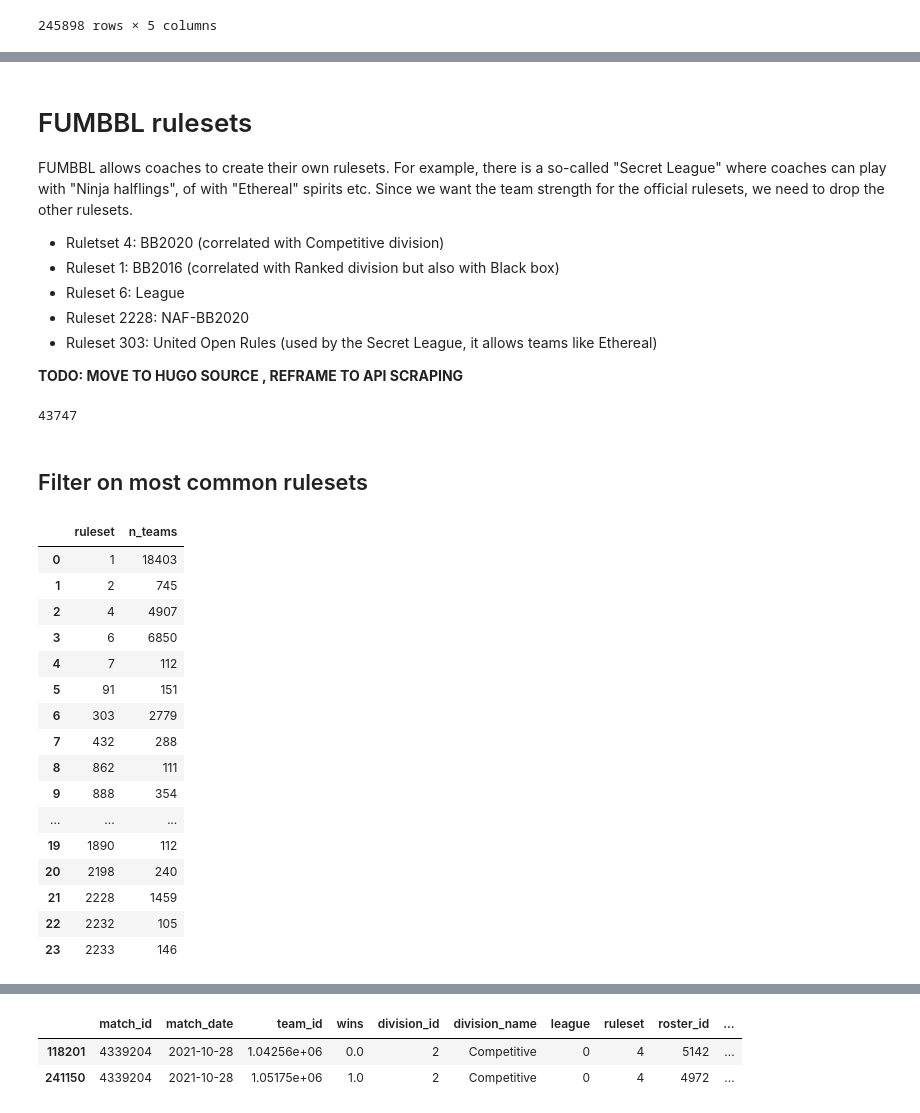
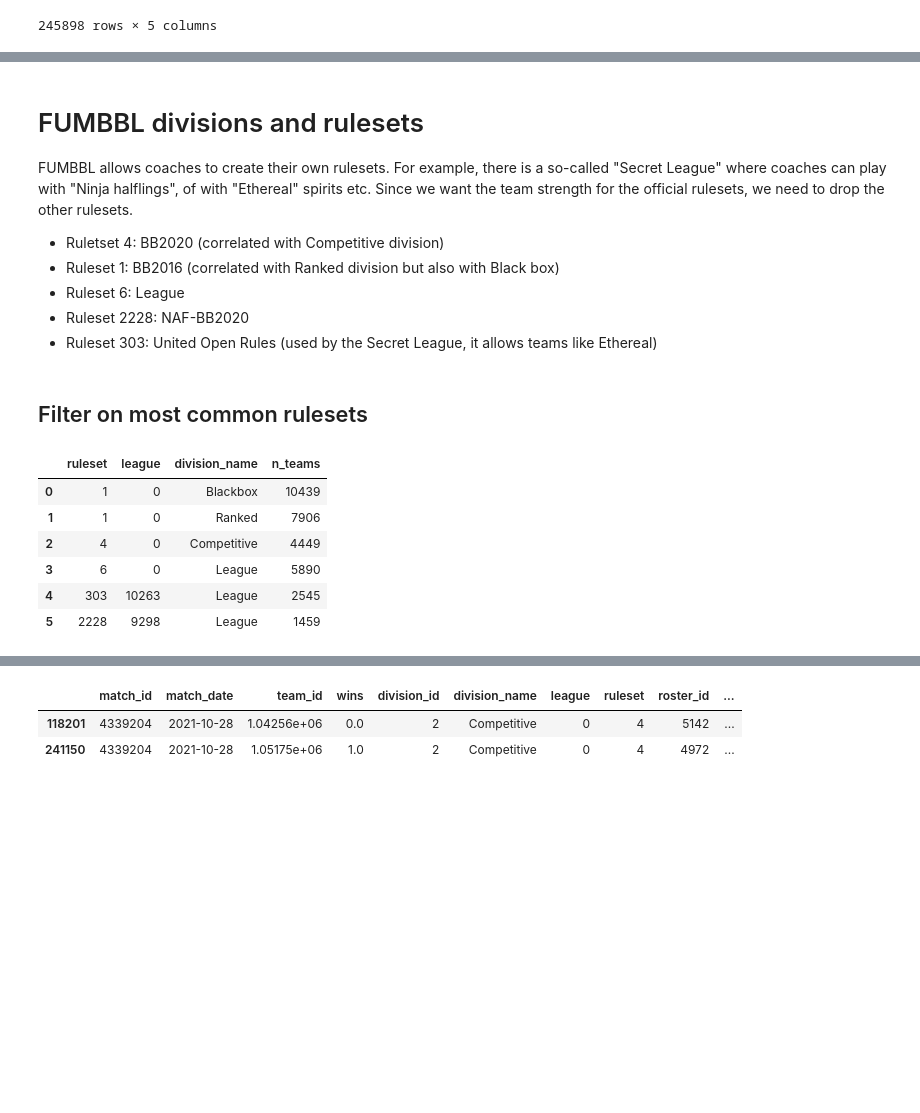
Before and after one commit to gsverhoeven/hugo_source, a Jupyter notebook: content/post/fumbbl_blogpost_src/fumbbl_bb2020.ipynb, the cells around one changed output, grey strips where cells are left out. Saved outputs shown, nothing was run; the diff lists cells and outputs as text; code cells hidden in the pictures; blank space fills up the shorter version.

```diff
--- a/content/post/fumbbl_blogpost_src/fumbbl_bb2020.ipynb
+++ b/content/post/fumbbl_blogpost_src/fumbbl_bb2020.ipynb
@@ -200,19 +97,0 @@ These changes are common in any gaming community, in an attempt to achieve more
-# %%
-df_teams = pd.DataFrame(columns=['team_id', 'ruleset', 'roster_id', 'race_name',  'games_played'])
-
-team_ids = list(df_matches['team1_id']) + list(df_matches['team2_id'])
-
-for t in range(len(team_ids)):
-    api_string = "https://fumbbl.com/api/team/get/" + str(team_ids[t])
-    print(api_string)
-    time.sleep(0.3)
-    team = requests.get(api_string)
-    team = team.json()
-    team_id = team['id']
-    ruleset = team['ruleset']
-    roster_id = team['roster']['id']
-    race_name = team['roster']['name']
-    games_played = team['record']['games']
-    df_teams.loc[t] = [team_id, ruleset, roster_id, race_name, games_played]
-
-df_teams
@@ -274,7 +115,7 @@ import time
 import numpy as np
 
 
-df_matches2 = pd.DataFrame(columns=['match_id', 'match_date', 'match_time',
+df_matches_final = pd.DataFrame(columns=['match_id', 'match_date', 'match_time',
     'team1_id', 'team1_coach_id', 'team1_roster_id', 'team1_race_name',
     'team2_id', 'team2_coach_id', 'team2_roster_id', 'team2_race_name',
     'team1_score', 'team2_score'])
@@ -312,34 +153,28 @@ if(full_run):
             team2_roster_id = match['team2']['roster']['id']
             team2_race_name = match['team2']['roster']['name']
             #print(match_id)
-            df_matches2.loc[i] = [match_id, match_date, match_time,
+            df_matches_final.loc[i] = [match_id, match_date, match_time,
                 team1_id, team1_coach_id, team1_roster_id, team1_race_name,
                 team2_id, team2_coach_id, team2_roster_id, team2_race_name,
                 team1_score, team2_score]
         else:
             # empty data for this match, create empty row
             match_id = int(end_match - i)
-            df_matches2.loc[i] = [np.NaN, np.NaN, np.NaN,
+            df_matches_final.loc[i] = [np.NaN, np.NaN, np.NaN,
             np.NaN,np.NaN,np.NaN,np.NaN,
             np.NaN,np.NaN,np.NaN,np.NaN,
-            np.NaN,np.NaN]
-            df_matches2.loc[i]['match_id'] = int(match_id)
+            np.NaN,np.NaN] # try np.repeat([np.NaN], 13, axis=0) next time
+            df_matches_final.loc[i]['match_id'] = int(match_id)
         if i % 100 == 0:
             # write tmp data as hdf5 file
             print(i, end='')
             print(".", end='')
-            df_matches2.to_hdf(target, key='df_matches2', mode='w')
+            df_matches_final.to_hdf(target, key='df_matches_final', mode='w')
 
     # write data as hdf5 file
-    df_matches2.to_hdf(target, key='df_matches2', mode='w')
+    df_matches_final.to_hdf(target, key='df_matches2', mode='w')
 else:
     # read from hdf5 file
-    #df_matches2 = pd.read_hdf('data/df_matches_20211010_232026.h5')
-    #df_matches3 = pd.read_hdf('data/df_matches_20211015_085420.h5')
-    #df_matches4 = pd.read_hdf('data/df_matches_20211015_221439.h5')
-    #df_matches5 = pd.read_hdf('data/df_matches_20211028_182012.h5')
-    #df_matches_final = df_matches2.append(df_matches3).append(df_matches4).append(df_matches5)
-    #df_matches_final.to_hdf(target, key='df_matches2', mode='w')
     df_matches_final = pd.read_hdf('data/df_matches_20211102_083311.h5')
 
 #
@@ -618,5 +415,5 @@ data/df_teams_20211103_223545.h5
 # %% [markdown]
-# FUMBBL rulesets
+# FUMBBL divisions and rulesets
 
 FUMBBL allows coaches to create their own rulesets. For example, there is a so-called "Secret League" where coaches can play with "Ninja halflings", of with "Ethereal" spirits etc. Since we want the team strength for the official rulesets, we need to drop the other rulesets.
 
@@ -625,47 +422,29 @@ FUMBBL allows coaches to create their own rulesets. For example, there is a so-c
 * Ruleset 6: League
 * Ruleset 2228: NAF-BB2020
 * Ruleset 303: United Open Rules (used by the Secret League, it allows teams like Ethereal)
-
-**TODO: MOVE TO HUGO SOURCE , REFRAME TO API SCRAPING**
-# %%
-team_ids = list(set(team_ids))
-
-len(team_ids)
-# %% [output]
-43747
 # %% [markdown]
 ## Filter on most common rulesets
 # %%
 common_rulesets = (df_teams
-    .groupby('ruleset')
+    .groupby(['ruleset', 'league', 'division_name'])
     .agg( n_teams = ('ruleset', 'count')
     )
     .query('n_teams > 100')
     .reset_index()
 )['ruleset']
 
 (df_teams
-    .groupby('ruleset')
+    .groupby(['ruleset',  'league', 'division_name'])
     .agg( n_teams = ('ruleset', 'count')
     )
-    .query('n_teams > 100')
+    .query('n_teams > 1000')
     .reset_index()
 )
 # %% [output]
-|  | ruleset | n_teams |
-| 0 | 1 | 18403 |
-| 1 | 2 | 745 |
-| 2 | 4 | 4907 |
-| 3 | 6 | 6850 |
-| 4 | 7 | 112 |
-| 5 | 91 | 151 |
-| 6 | 303 | 2779 |
-| 7 | 432 | 288 |
-| 8 | 862 | 111 |
-| 9 | 888 | 354 |
-| ... | ... | ... |
-| 19 | 1890 | 112 |
-| 20 | 2198 | 240 |
-| 21 | 2228 | 1459 |
-| 22 | 2232 | 105 |
-| 23 | 2233 | 146 |
+|  | ruleset | league | division_name | n_teams |
+| 0 | 1 | 0 | Blackbox | 10439 |
+| 1 | 1 | 0 | Ranked | 7906 |
+| 2 | 4 | 0 | Competitive | 4449 |
+| 3 | 6 | 0 | League | 5890 |
+| 4 | 303 | 10263 | League | 2545 |
+| 5 | 2228 | 9298 | League | 1459 |
```
Also changed, not shown: parts of 79 cells of this notebook.
